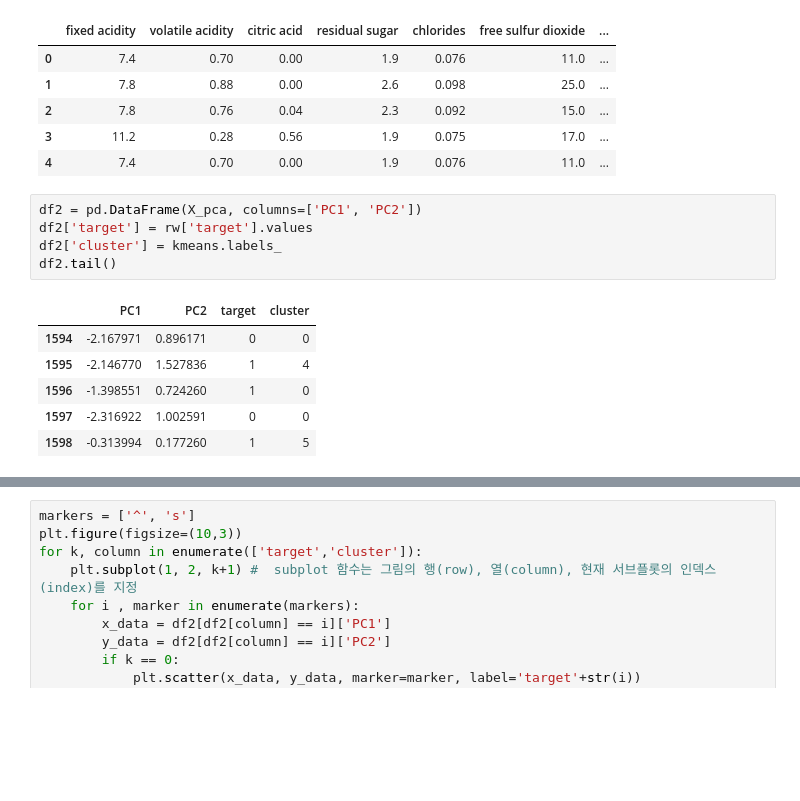
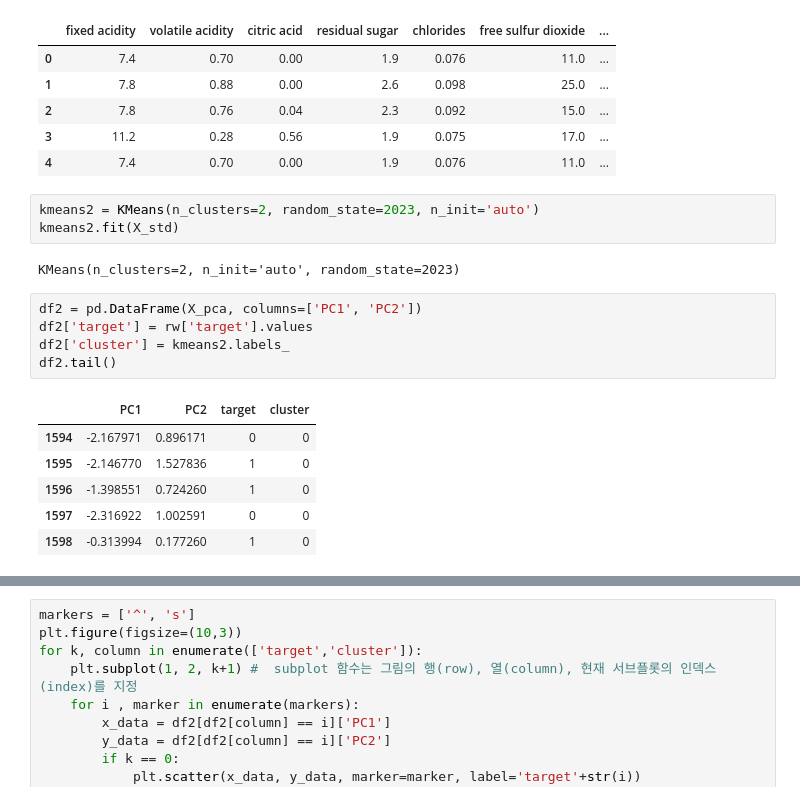
Before and after one commit to wowgang/MachineLearningLecture-2023, a Jupyter notebook: 06.군집화/101.winequality.ipynb, the cells around one changed output, grey strips where cells are left out. Cells and saved outputs as stored; diff of their text form; blank space fills up the shorter version.

```diff
--- a/06.군집화/101.winequality.ipynb
+++ b/06.군집화/101.winequality.ipynb
@@ -135,15 +135,20 @@ rw.head()
 | 2 | 7.8 | 0.76 | 0.04 | 2.3 | 0.092 | 15.0 | ... |
 | 3 | 11.2 | 0.28 | 0.56 | 1.9 | 0.075 | 17.0 | ... |
 | 4 | 7.4 | 0.70 | 0.00 | 1.9 | 0.076 | 11.0 | ... |
+# %%
+kmeans2 = KMeans(n_clusters=2, random_state=2023, n_init='auto')
+kmeans2.fit(X_std)
+# %% [output]
+KMeans(n_clusters=2, n_init='auto', random_state=2023)
 # %%
 df2 = pd.DataFrame(X_pca, columns=['PC1', 'PC2'])
 df2['target'] = rw['target'].values
-df2['cluster'] = kmeans.labels_
+df2['cluster'] = kmeans2.labels_
 df2.tail()
 # %% [output]
 |  | PC1 | PC2 | target | cluster |
 | 1594 | -2.167971 | 0.896171 | 0 | 0 |
-| 1595 | -2.146770 | 1.527836 | 1 | 4 |
+| 1595 | -2.146770 | 1.527836 | 1 | 0 |
 | 1596 | -1.398551 | 0.724260 | 1 | 0 |
 | 1597 | -2.316922 | 1.002591 | 0 | 0 |
-| 1598 | -0.313994 | 0.177260 | 1 | 5 |
+| 1598 | -0.313994 | 0.177260 | 1 | 0 |
```
Also changed, not shown: parts of 7 cells of this notebook, 1 other file.
